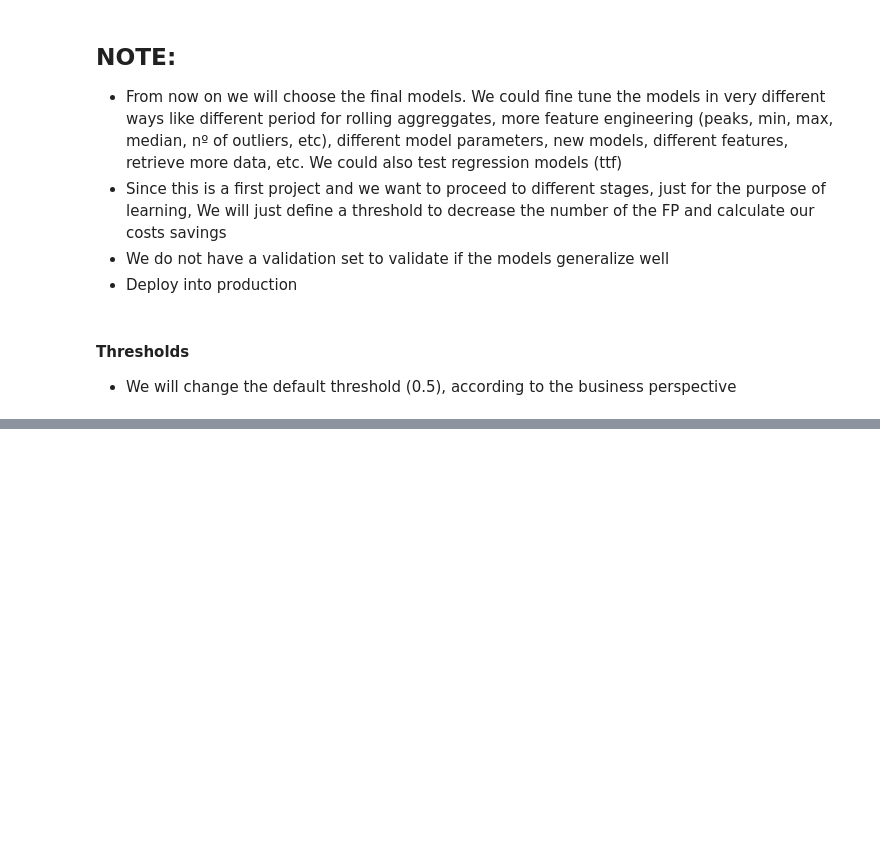
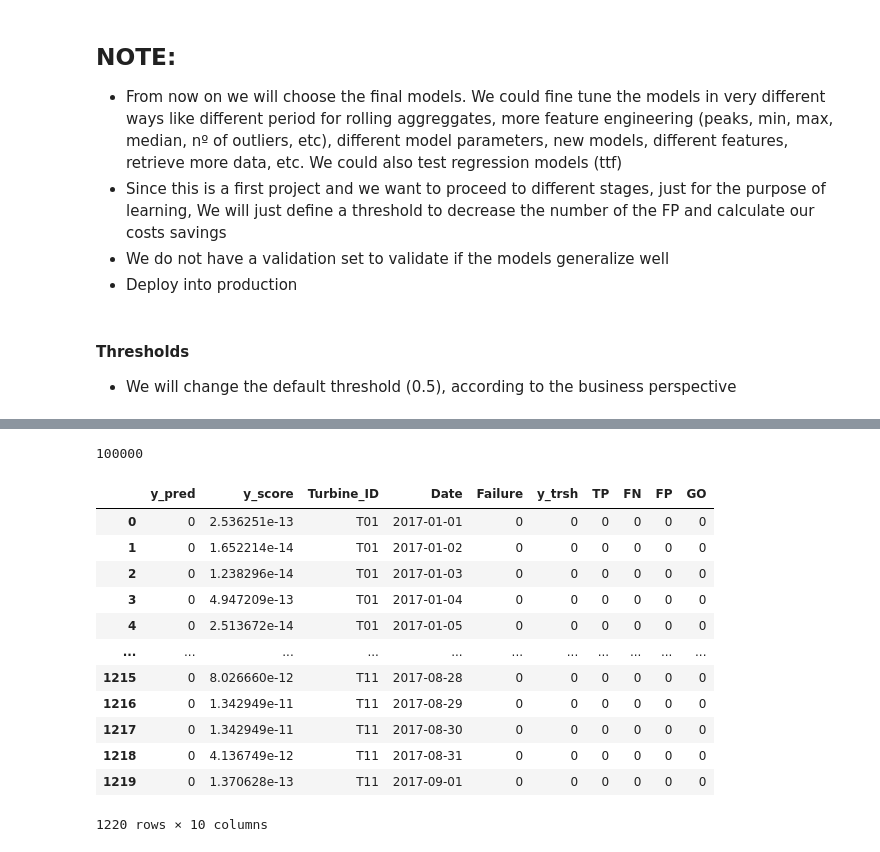
Before and after one commit to GGC17/htw, a Jupyter notebook: notebooks/model_bin_class.ipynb, the cells around one changed output, grey strips where cells are left out. Drawn from its saved outputs; the diff is of its cells as text; code cells hidden in the pictures; blank space fills up the shorter version.

Commit message:
Costs

```diff
--- a/notebooks/model_bin_class.ipynb
+++ b/notebooks/model_bin_class.ipynb
@@ -682,0 +1682,26 @@ plt.title('pred_gnb_gear_2')
+# %%
+df_costs.loc[0, 'Replacement_Cost']
+# %% [output]
+100000
+# %%
+def pos_neg(df, days=20):
+    df['TP'] = 0 # True positives
+    df['FN'] = 0 # False Negatives
+    df['FP'] = 0 # False Positives
+    df['GO'] = 0 # An employee go
+    # True Positives
+    df['TP'] = df.apply(lambda x: 1 if x['y_trsh'] == 1 and x['Failure'] == 1 else x['TP'], axis = 1)
+    # False Positives
+    df['FP'] = df.apply(lambda x: 1 if x['y_trsh'] == 1 and x['Failure'] == 0 else x['FP'], axis = 1)
+    # False Negatives
+    df['FN'] = df.apply(lambda x: 1 if x['y_trsh'] == 0 and x['Failure'] == 1 else x['FN'], axis = 1)
+    # Aux column for the 20 days interval
+    for i, (tp, fn, fp) in enumerate(zip(df['TP'], df['FN'], df['FP'])):
+        if tp == 1 or fn == 1 or fp == 1: # Find the first fp, fn or tp
+            df['GO'][i] = 1
+            break
+    # Every 20 days flag as 1
+    i = df.index[df['GO'] == 1]
+    df.iloc[i[0]::days, :]['GO'] = 1
+
+    return df
@@ -682,0 +1713,24 @@ plt.title('pred_gnb_gear_2')
+# %%
+# GENERATOR
+# Concat with "True Failure" for Gradient Boosting Algo
+gen_costs = pd.concat([pred_gbc_gen, generator_test[['Turbine_ID', 'Date', 'TTF', 'Failure']]], axis=1)
+# Create a Column with a cutoff of 0.6
+gen_costs['y_trsh'] = np.where(((gen_costs['y_score'] <= .6)), 0, 1)
+# %%
+temp = pos_neg(gen_costs)
+# %%
+temp
+# %% [output]
+|  | y_pred | y_score | Turbine_ID | Date | Failure | y_trsh | TP | FN | FP | GO |
+| 0 | 0 | 2.536251e-13 | T01 | 2017-01-01 | 0 | 0 | 0 | 0 | 0 | 0 |
+| 1 | 0 | 1.652214e-14 | T01 | 2017-01-02 | 0 | 0 | 0 | 0 | 0 | 0 |
+| 2 | 0 | 1.238296e-14 | T01 | 2017-01-03 | 0 | 0 | 0 | 0 | 0 | 0 |
+| 3 | 0 | 4.947209e-13 | T01 | 2017-01-04 | 0 | 0 | 0 | 0 | 0 | 0 |
+| 4 | 0 | 2.513672e-14 | T01 | 2017-01-05 | 0 | 0 | 0 | 0 | 0 | 0 |
+| ... | ... | ... | ... | ... | ... | ... | ... | ... | ... | ... |
+| 1215 | 0 | 8.026660e-12 | T11 | 2017-08-28 | 0 | 0 | 0 | 0 | 0 | 0 |
+| 1216 | 0 | 1.342949e-11 | T11 | 2017-08-29 | 0 | 0 | 0 | 0 | 0 | 0 |
+| 1217 | 0 | 1.342949e-11 | T11 | 2017-08-30 | 0 | 0 | 0 | 0 | 0 | 0 |
+| 1218 | 0 | 4.136749e-12 | T11 | 2017-08-31 | 0 | 0 | 0 | 0 | 0 | 0 |
+| 1219 | 0 | 1.370628e-13 | T11 | 2017-09-01 | 0 | 0 | 0 | 0 | 0 | 0 |
+1220 rows × 10 columns
```
Also changed, not shown: parts of 21 cells of this notebook.
